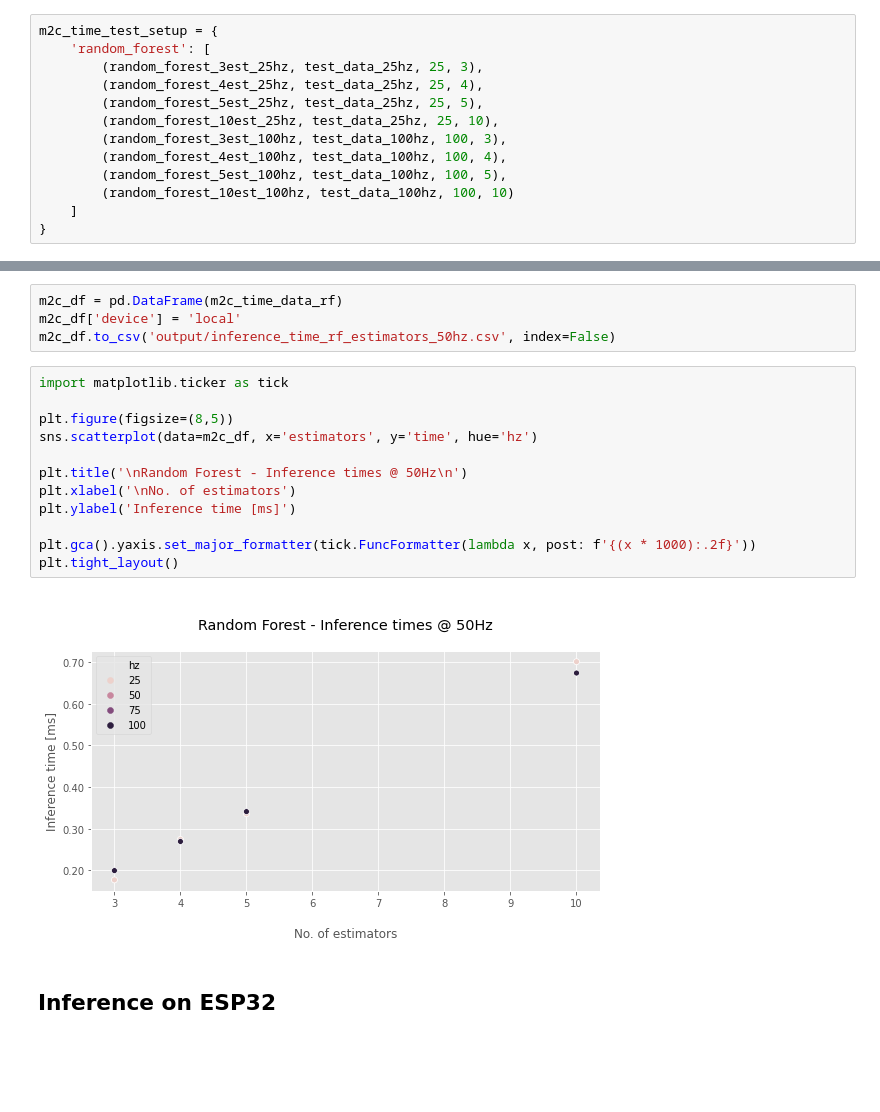
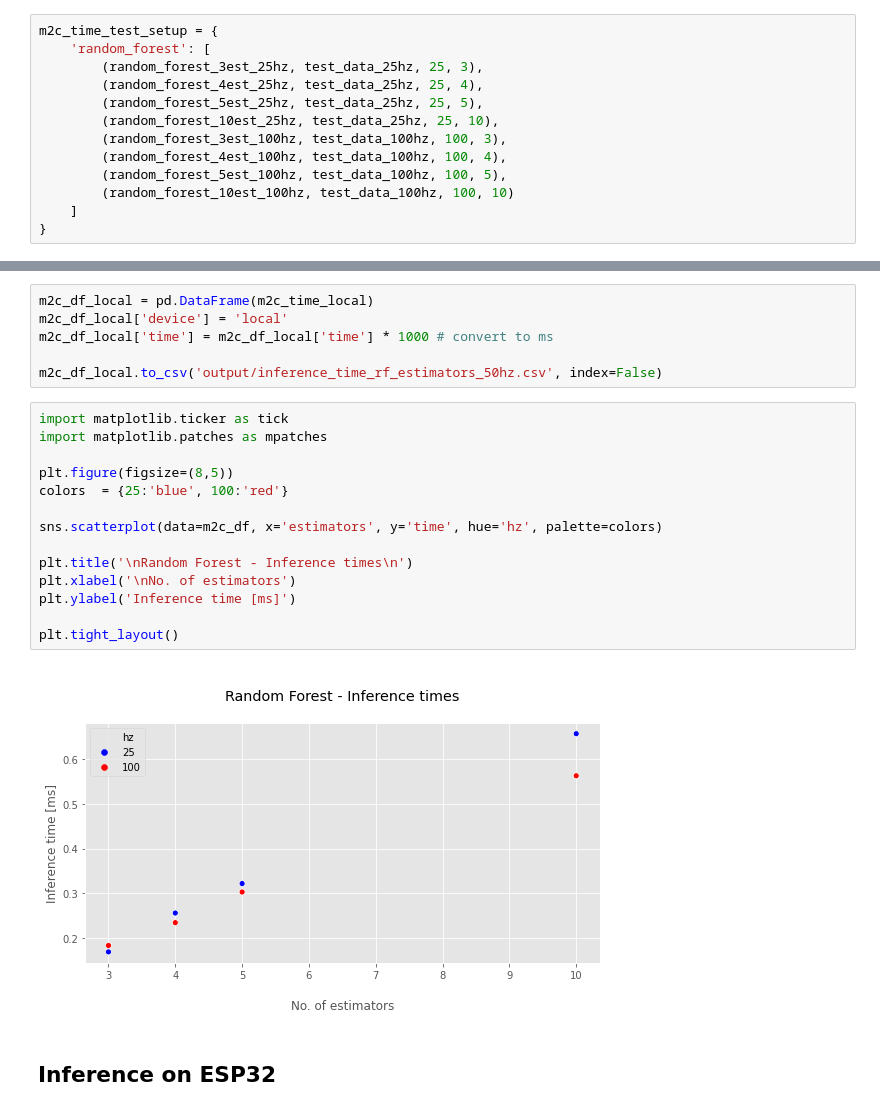
Before and after one commit to tkeyo/tinyml-esp-data, a Jupyter notebook: 4-inference-time-test.ipynb, the cells around one changed output, grey strips where cells are left out. Saved outputs shown, nothing was run; the diff lists cells and outputs as text; blank space fills up the shorter version.

```diff
--- a/4-inference-time-test.ipynb
+++ b/4-inference-time-test.ipynb
@@ -134,21 +145,25 @@ for t_item in m2c_time_test_setup['random_forest']:
 # %%
-m2c_df = pd.DataFrame(m2c_time_data_rf)
-m2c_df['device'] = 'local'
-m2c_df.to_csv('output/inference_time_rf_estimators_50hz.csv', index=False)
+m2c_df_local = pd.DataFrame(m2c_time_local)
+m2c_df_local['device'] = 'local'
+m2c_df_local['time'] = m2c_df_local['time'] * 1000 # convert to ms
+
+m2c_df_local.to_csv('output/inference_time_rf_estimators_50hz.csv', index=False)
 # %%
 import matplotlib.ticker as tick
+import matplotlib.patches as mpatches
 
 plt.figure(figsize=(8,5))
-sns.scatterplot(data=m2c_df, x='estimators', y='time', hue='hz')
+colors  = {25:'blue', 100:'red'}
 
-plt.title('\nRandom Forest - Inference times @ 50Hz\n')
+sns.scatterplot(data=m2c_df, x='estimators', y='time', hue='hz', palette=colors)
+
+plt.title('\nRandom Forest - Inference times\n')
 plt.xlabel('\nNo. of estimators')
 plt.ylabel('Inference time [ms]')
 
-plt.gca().yaxis.set_major_formatter(tick.FuncFormatter(lambda x, post: f'{(x * 1000):.2f}'))
 plt.tight_layout()
 # %% [output]
-[figure, old version]
+[figure, new version]
 # %% [markdown]
 ## Inference on ESP32
 # %%
```
Also changed, not shown: parts of 5 cells of this notebook, 4 other files.
